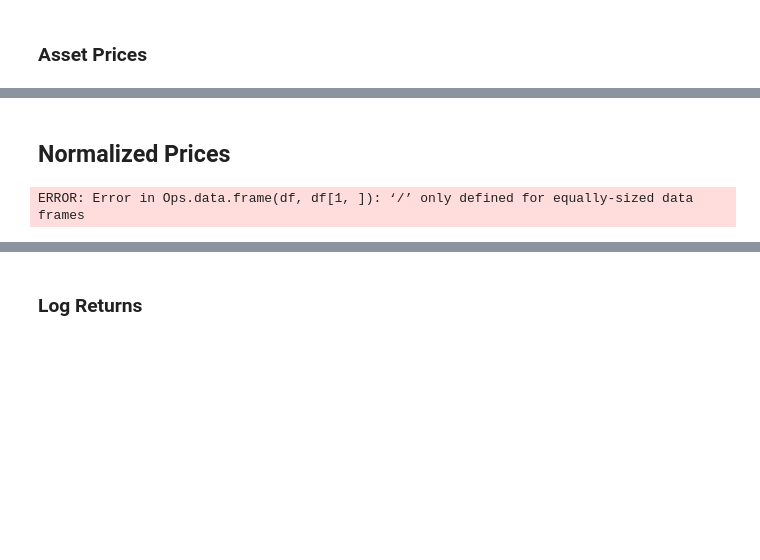
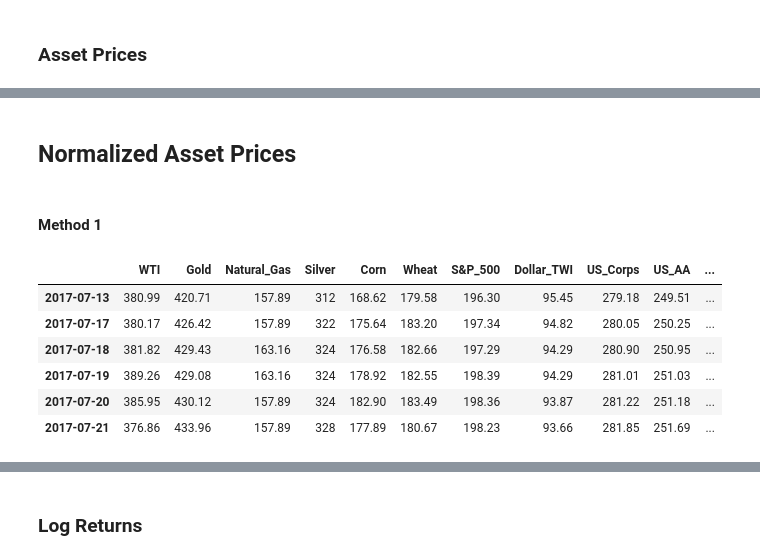
Before and after one commit to nabrarpour4/R_Nickolas4, a Jupyter notebook: Commodities_R/r_FED_Commodities.ipynb, the cells around one changed output, grey strips where cells are left out. Cells and saved outputs as stored; diff of their text form; code cells hidden in the pictures; blank space fills up the shorter version.

```diff
--- a/Commodities_R/r_FED_Commodities.ipynb
+++ b/Commodities_R/r_FED_Commodities.ipynb
@@ -100,8 +83,30 @@ tail(portfolio, 14)
 # %% [markdown]
-## Normalized Prices
+## Normalized Asset Prices
-# %%
-normalize = function(df){
-
-}
-# %% [output]
-ERROR: Error in Ops.data.frame(df, df[1, ]): ‘/’ only defined for equally-sized data frames
+# %% [markdown]
+#### Method 1
+# %%
+normalize = function(df){
+   #Transform DF ----> Matrix (for mathematical operations)
+   #Remove NA values from Time Series
+    x = as.matrix(na.omit(df))
+
+    #Normalize Data
+    norm_prices = t(t(x)/x[1,]) * 100
+
+    #Round Data
+    y = round(norm_prices, digits = 2)
+
+    #Return data
+    return(y)
+}
+# %%
+portfolio_norm = normalize(portfolio)
+tail(portfolio_norm)
+# %% [output]
+|  | WTI | Gold | Natural_Gas | Silver | Corn | Wheat | S&P_500 | Dollar_TWI | US_Corps | US_AA | ... |
+| 2017-07-13 | 380.99 | 420.71 | 157.89 | 312 | 168.62 | 179.58 | 196.30 | 95.45 | 279.18 | 249.51 | ... |
+| 2017-07-17 | 380.17 | 426.42 | 157.89 | 322 | 175.64 | 183.20 | 197.34 | 94.82 | 280.05 | 250.25 | ... |
+| 2017-07-18 | 381.82 | 429.43 | 163.16 | 324 | 176.58 | 182.66 | 197.29 | 94.29 | 280.90 | 250.95 | ... |
+| 2017-07-19 | 389.26 | 429.08 | 163.16 | 324 | 178.92 | 182.55 | 198.39 | 94.29 | 281.01 | 251.03 | ... |
+| 2017-07-20 | 385.95 | 430.12 | 157.89 | 324 | 182.90 | 183.49 | 198.36 | 93.87 | 281.22 | 251.18 | ... |
+| 2017-07-21 | 376.86 | 433.96 | 157.89 | 328 | 177.89 | 180.67 | 198.23 | 93.66 | 281.85 | 251.69 | ... |
```
Also changed, not shown: parts of 7 cells of this notebook.
